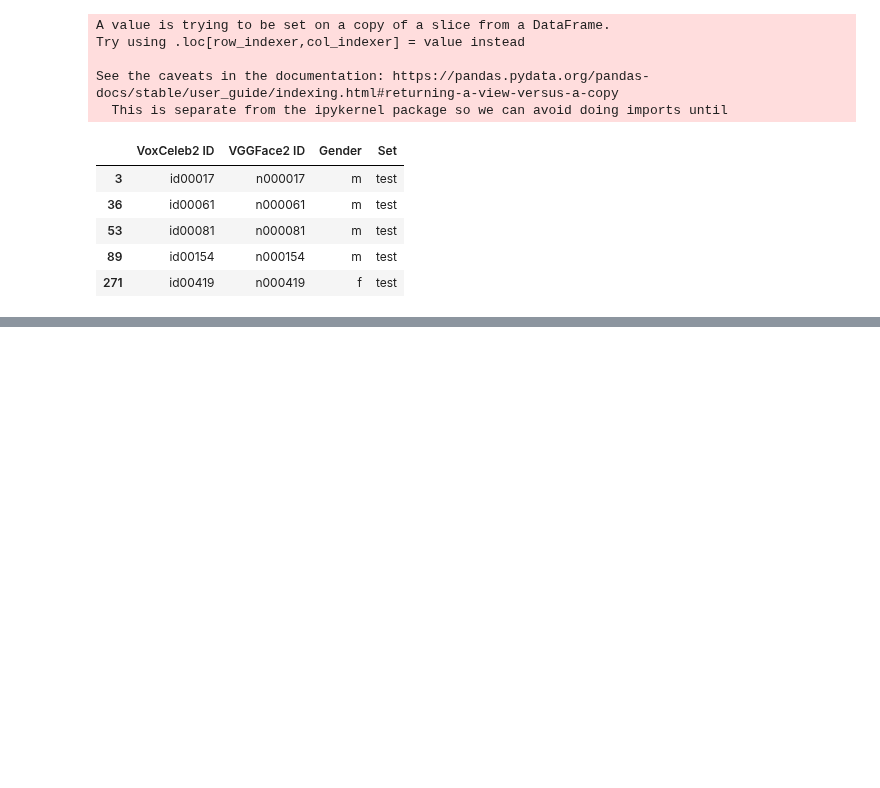
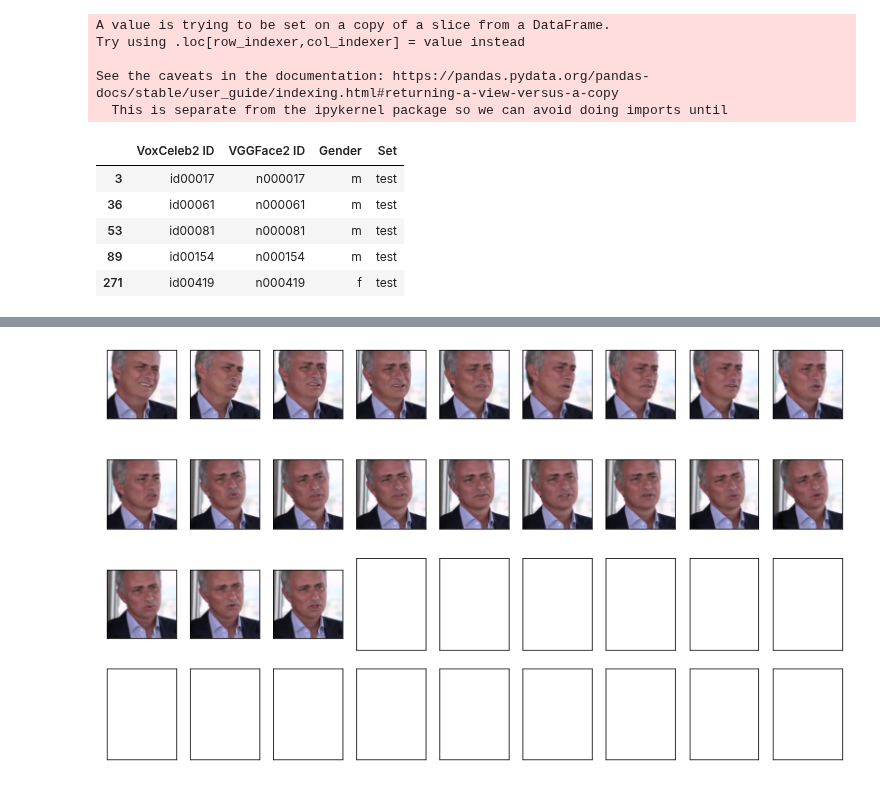
Before and after one commit to kaneelgit/msi_voxceleb, a Jupyter notebook: voxceleb_data_handle.ipynb, the cells around one changed output, grey strips where cells are left out. Saved outputs shown, nothing was run; the diff lists cells and outputs as text; code cells hidden in the pictures; blank space fills up the shorter version.

```diff
--- a/voxceleb_data_handle.ipynb
+++ b/voxceleb_data_handle.ipynb
@@ -164,0 +132,17 @@ img.shape
+# %%
+#pic a random video and play it
+
+rand_idx = np.random.choice(np.arange(0, len(video_files)))
+file_path = video_files[rand_idx]
+file_label = labels[rand_idx]
+print(file_path)
+print('\nMale\n' if file_label == 1 else '\nFemale\n')
+
+mp4 = open(file_path, 'rb').read()
+
+data_url = "data:video/mp4;base64," + b64encode(mp4).decode()
+HTML("""
+<video width=400 controls>
+      <source src="%s" type="video/mp4">
+</video>
+""" % data_url)
@@ -164,0 +154,37 @@ img.shape
+# %%
+#select the random video above and plot the frames of the video
+count = 0
+cap = cv2.VideoCapture(video_files[rand_idx])
+
+ncols = 10
+nrows = 5
+
+# create the plots
+fig = plt.figure(figsize = (15, 10))
+axes = [ fig.add_subplot(nrows, ncols, r * ncols + c) for r in range(1, nrows) for c in range(1, ncols) ]
+
+# remove the x and y ticks
+for ax in axes:
+    ax.set_xticks([])
+    ax.set_yticks([])
+
+#index for the axis
+a = 0
+
+x = 0
+while(cap.isOpened()):
+    #frameId = cap.get(1) #current frame number
+    ret, frame = cap.read()
+
+    if x % 10 == 0 and (frame is not None):
+
+      frame = cv2.cvtColor(frame, cv2.COLOR_BGR2RGB)
+      axes[a].imshow(frame.astype('uint8'))
+      a += 1
+
+    if (ret != True):
+        break
+    x += 1
+cap.release()
+# %% [output]
+[figure, added]
```
Also changed, not shown: parts of 7 cells of this notebook.
